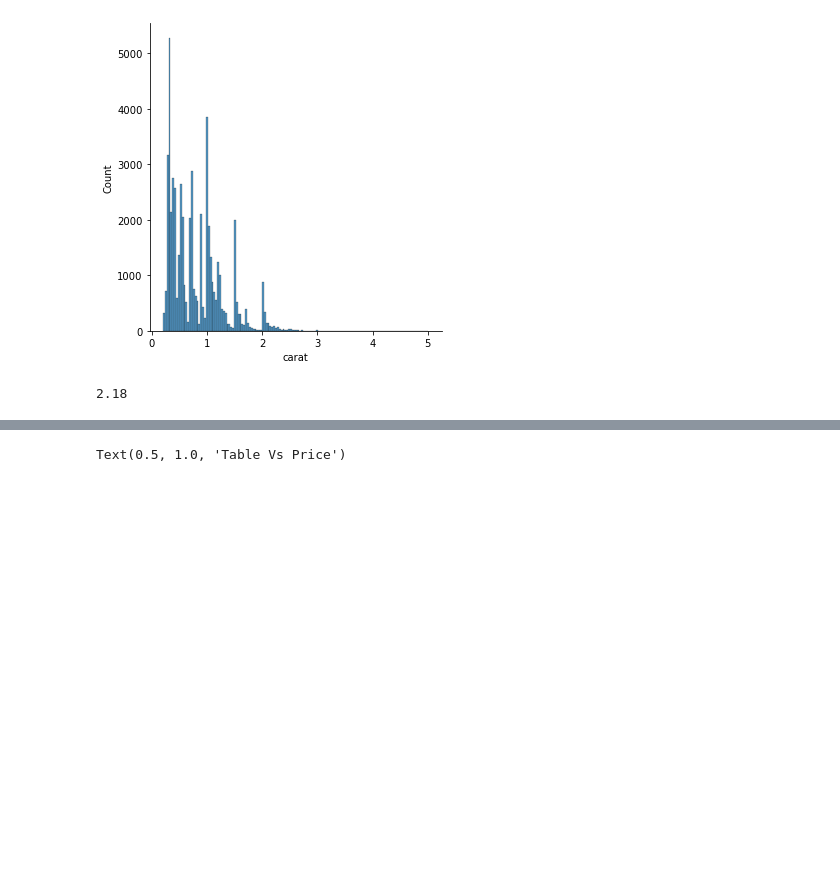
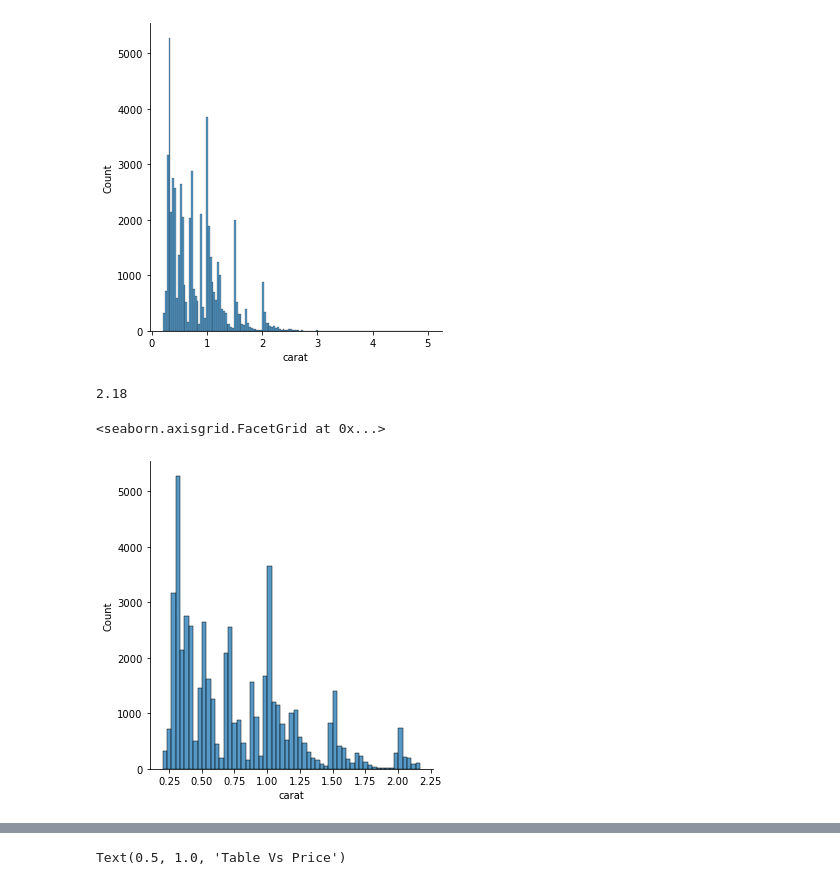
Before and after one commit to Raghad2002Mohammed/AI-project, a Jupyter notebook: Diamonds.ipynb, the cells around one changed output, grey strips where cells are left out. Cells and saved outputs as stored; diff of their text form; code cells hidden in the pictures; blank space fills up the shorter version.

```diff
--- a/Diamonds.ipynb
+++ b/Diamonds.ipynb
@@ -87,3 +87,8 @@ q
 2.18
 # %%
 data=data[data["carat"]<q]
+# %%
+sns.displot(data["carat"])
+# %% [output]
+<seaborn.axisgrid.FacetGrid at 0x...>
+[figure, added]
```
Also changed, not shown: parts of 6 cells of this notebook.
